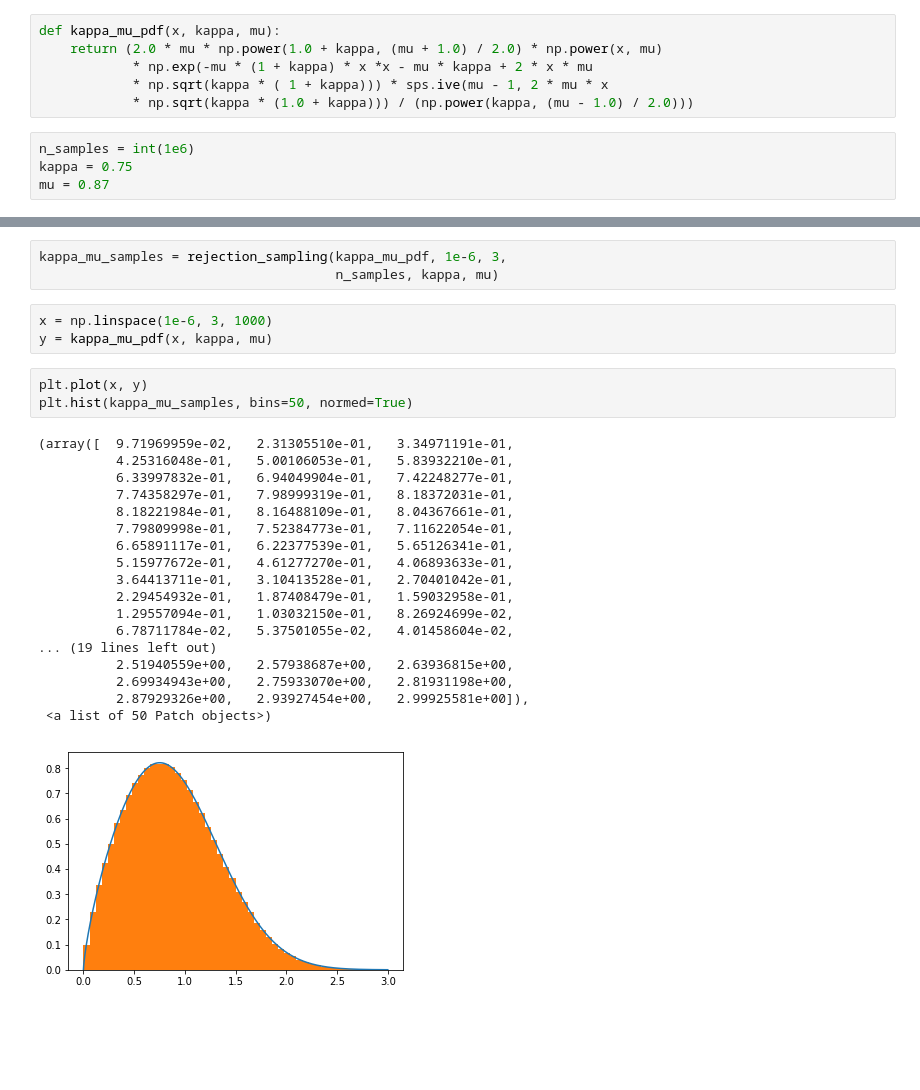
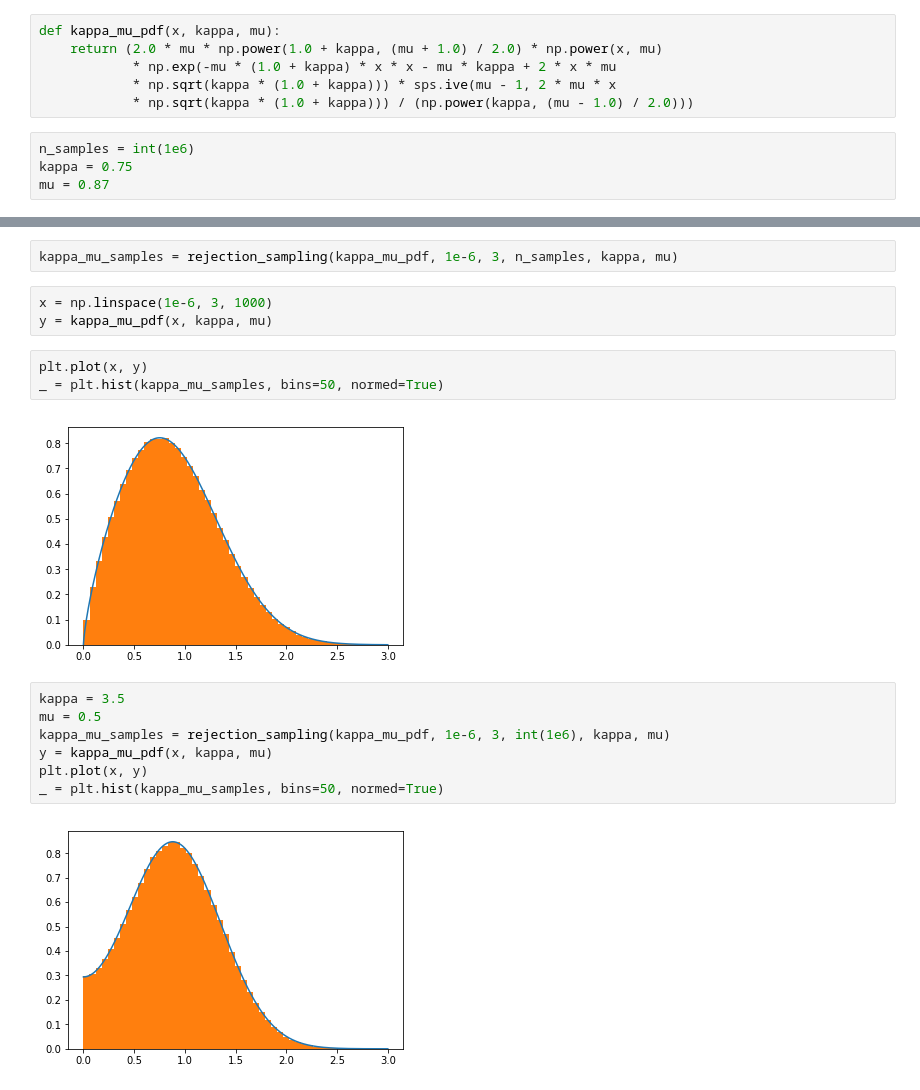
Before and after one commit to mirca/acceptance-rejection, a Jupyter notebook: example.ipynb, the cells around one changed output, grey strips where cells are left out. Cells and saved outputs as stored; diff of their text form; blank space fills up the shorter version.

```diff
--- a/example.ipynb
+++ b/example.ipynb
@@ -7,8 +7,8 @@ import matplotlib.pyplot as plt
 # %%
 def kappa_mu_pdf(x, kappa, mu):
     return (2.0 * mu * np.power(1.0 + kappa, (mu + 1.0) / 2.0) * np.power(x, mu)
-            * np.exp(-mu * (1 + kappa) * x *x - mu * kappa + 2 * x * mu
-            * np.sqrt(kappa * ( 1 + kappa))) * sps.ive(mu - 1, 2 * mu * x
+            * np.exp(-mu * (1.0 + kappa) * x * x - mu * kappa + 2 * x * mu
+            * np.sqrt(kappa * (1.0 + kappa))) * sps.ive(mu - 1, 2 * mu * x
             * np.sqrt(kappa * (1.0 + kappa))) / (np.power(kappa, (mu - 1.0) / 2.0)))
 # %%
 n_samples = int(1e6)
@@ -17,28 +21,19 @@ mu = 0.87
 # %%
-kappa_mu_samples = rejection_sampling(kappa_mu_pdf, 1e-6, 3,
-                                      n_samples, kappa, mu)
+kappa_mu_samples = rejection_sampling(kappa_mu_pdf, 1e-6, 3, n_samples, kappa, mu)
 # %%
 x = np.linspace(1e-6, 3, 1000)
 y = kappa_mu_pdf(x, kappa, mu)
 # %%
 plt.plot(x, y)
-plt.hist(kappa_mu_samples, bins=50, normed=True)
+_ = plt.hist(kappa_mu_samples, bins=50, normed=True)
 # %% [output]
-(array([  9.71969959e-02,   2.31305510e-01,   3.34971191e-01,
-          4.25316048e-01,   5.00106053e-01,   5.83932210e-01,
-          6.33997832e-01,   6.94049904e-01,   7.42248277e-01,
-          7.74358297e-01,   7.98999319e-01,   8.18372031e-01,
-          8.18221984e-01,   8.16488109e-01,   8.04367661e-01,
-          7.79809998e-01,   7.52384773e-01,   7.11622054e-01,
-          6.65891117e-01,   6.22377539e-01,   5.65126341e-01,
-          5.15977672e-01,   4.61277270e-01,   4.06893633e-01,
-          3.64413711e-01,   3.10413528e-01,   2.70401042e-01,
-          2.29454932e-01,   1.87408479e-01,   1.59032958e-01,
-          1.29557094e-01,   1.03032150e-01,   8.26924699e-02,
-          6.78711784e-02,   5.37501055e-02,   4.01458604e-02,
-... (19 lines left out)
-          2.51940559e+00,   2.57938687e+00,   2.63936815e+00,
-          2.69934943e+00,   2.75933070e+00,   2.81931198e+00,
-          2.87929326e+00,   2.93927454e+00,   2.99925581e+00]),
- <a list of 50 Patch objects>)
 [figure]
+# %%
+kappa = 3.5
+mu = 0.5
+kappa_mu_samples = rejection_sampling(kappa_mu_pdf, 1e-6, 3, int(1e6), kappa, mu)
+y = kappa_mu_pdf(x, kappa, mu)
+plt.plot(x, y)
+_ = plt.hist(kappa_mu_samples, bins=50, normed=True)
+# %% [output]
+[figure, added]
```
Also changed, not shown: parts of 2 cells of this notebook.
